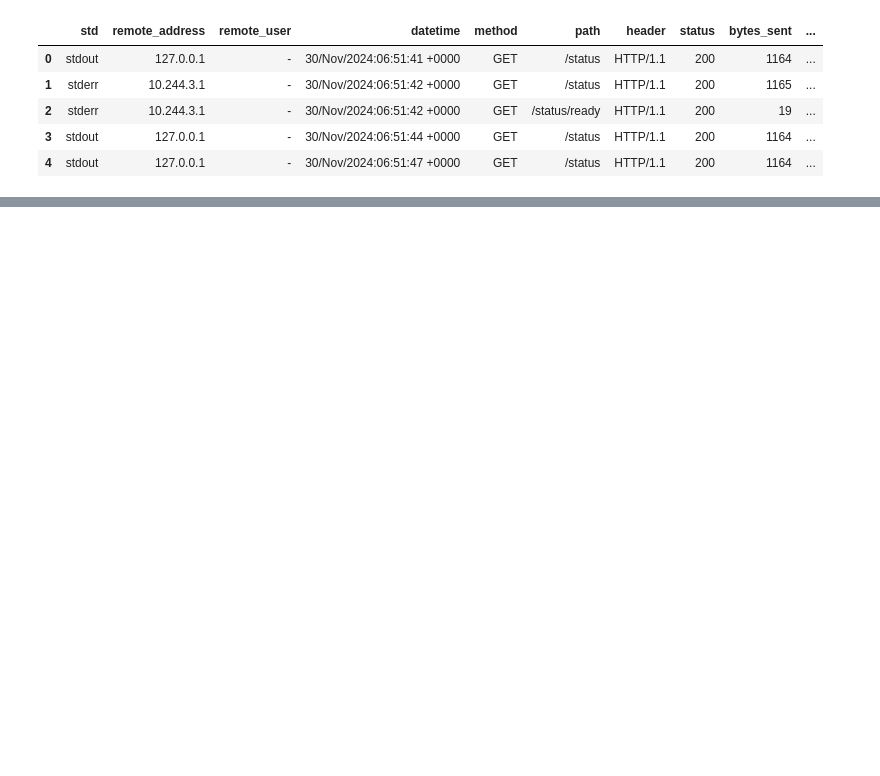
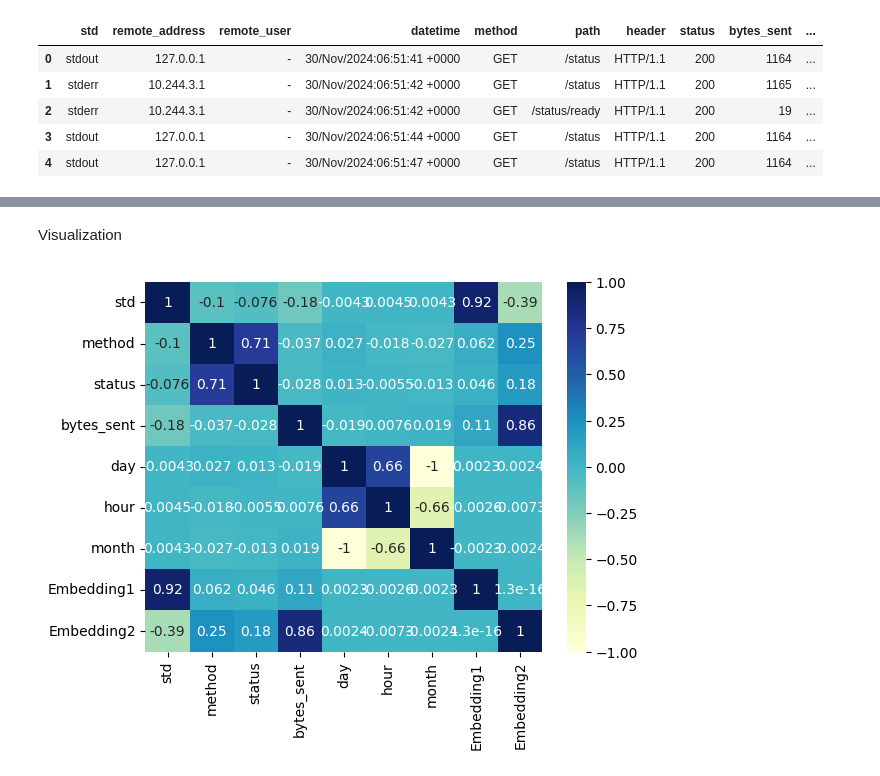
Before and after one commit to yennguyen1909/server_log_analyst, a Jupyter notebook: server_log.ipynb, the cells around one changed output, grey strips where cells are left out. Saved outputs shown, nothing was run; the diff lists cells and outputs as text; code cells hidden in the pictures; blank space fills up the shorter version.

```diff
--- a/server_log.ipynb
+++ b/server_log.ipynb
@@ -31,0 +118,2 @@ df.to_csv('D:/code-python/project_practice/server_log/dataframe/server_log_conve
+# %%
+encoder_df = pd.DataFrame(encoder_array,columns = encoder_columns)
@@ -31,0 +134,7 @@ df.to_csv('D:/code-python/project_practice/server_log/dataframe/server_log_conve
+# %%
+pca = PCA(n_components=2)
+embedding_data = pca.fit_transform(encoder_df)
+# %%
+embeding_df = pd.DataFrame(embedding_data, columns = ['Embedding1', 'Embedding2'])
+# %%
+df = pd.concat([df, embeding_df], axis =1)
@@ -31,0 +168,2 @@ df.to_csv('D:/code-python/project_practice/server_log/dataframe/server_log_conve
+# %% [markdown]
+Visualization
@@ -31,0 +173,5 @@ df.to_csv('D:/code-python/project_practice/server_log/dataframe/server_log_conve
+# %%
+dataplot = sns.heatmap(df.corr(numeric_only=True), cmap="YlGnBu", annot=True)
+plt.show()
+# %% [output]
+[figure, added]
```
Also changed, not shown: parts of 26 cells of this notebook.
